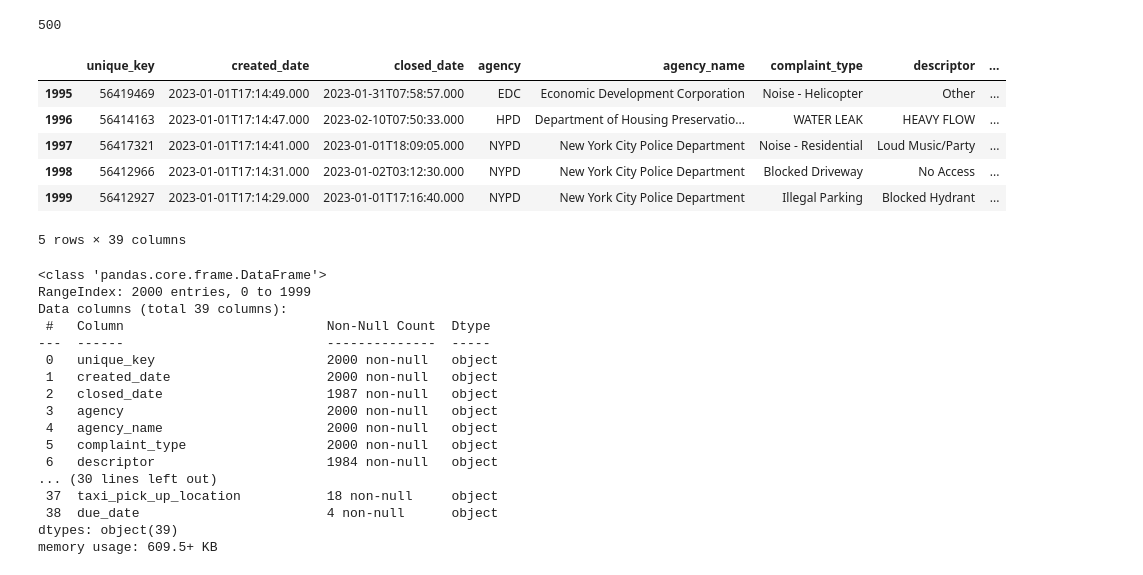
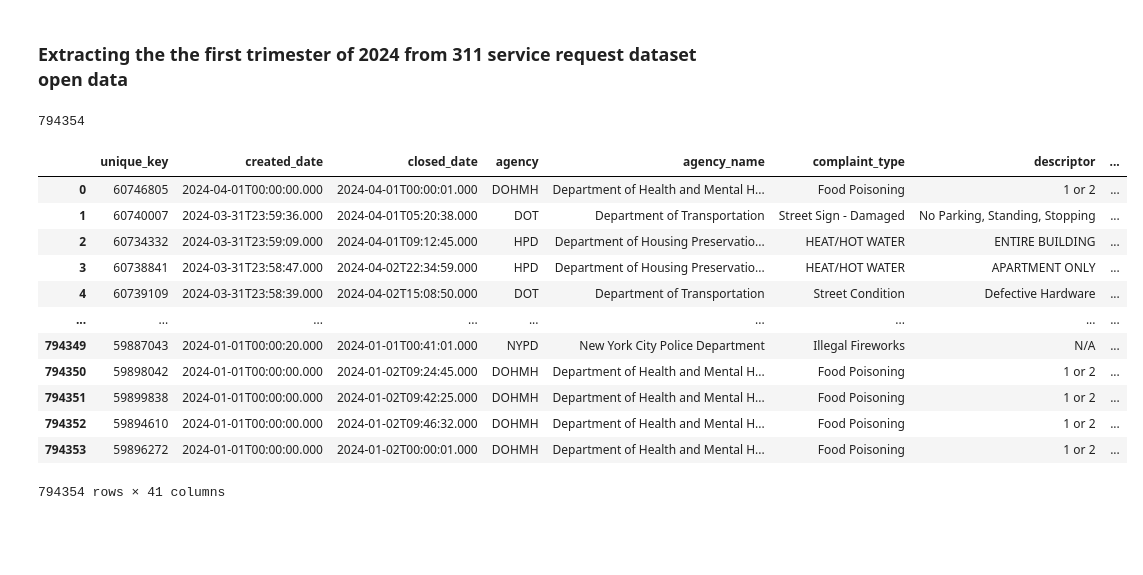
Before and after one commit to ajones1010/NYC-311-Analysis, a Jupyter notebook: nyc_311.ipynb, the cells around one changed output. Drawn from its saved outputs; the diff is of its cells as text; code cells hidden in the pictures; blank space fills up the shorter version.

Commit message:
loading clean data, first part
removing results_csv

```diff
--- a/nyc_311.ipynb
+++ b/nyc_311.ipynb
@@ -50,65 +59,44 @@ url_service = 'https://data.cityofnewyork.us/resource/erm2-nwe9.json?$query=SELE
-# %%
-# Print the response object to the console
-response_services = requests.get(url_service)
-print(response.status_code)
-# %% [output]
-500
+# %% [markdown]
+### Extracting the the first trimester of 2024 from 311 service request dataset open data
 # %%
-
-# Unauthenticated client only works with public data sets. Note 'None'
-# in place of application token, and no username or password:
-# client = Socrata("data.cityofnewyork.us", None)
-
-
 # Define date range
-start_date = datetime(2023, 1, 1).isoformat()  # January 1, 2023
-end_date = datetime(2023, 1, 2).isoformat()  # June 30, 2024
+start_date = datetime(2024, 1, 1).isoformat()  # January 1, 2023
+end_date = datetime(2024, 4, 1).isoformat()  # January 1, 2024
 
 
 # Example authenticated client (needed for non-public datasets):
 client = Socrata(
     "data.cityofnewyork.us",
-    par311,
+    token311,
     username= username,
     password= password,
     timeout=1000
 )
 
-# First 2000 results, returned as JSON from API / converted to Python list of
+# First 794354 results, returned as JSON from API / converted to Python list of
 # dictionaries by sodapy.
 # Query dataset with date filter
-results = client.get("erm2-nwe9", where=f"created_date between '{start_date}' and '{end_date}'",
-                     limit=2000)
-
+#in this case we se a limit of limit=794354 because that's the number of rows we need to get the first trimester, we cannot set it to default because it only retrive 1000 max.
+results = client.get("erm2-nwe9", where=f"created_date between '{start_date}' and '{end_date}'", limit=794354)
+print(len(results))
 # Convert to pandas DataFrame
 results_df = pd.DataFrame.from_records(results)
+# %% [output]
+794354
-# %%
-results_df.tail()
-# %% [output]
-|  | unique_key | created_date | closed_date | agency | agency_name | complaint_type | descriptor | ... |
-| 1995 | 56419469 | 2023-01-01T17:14:49.000 | 2023-01-31T07:58:57.000 | EDC | Economic Development Corporation | Noise - Helicopter | Other | ... |
-| 1996 | 56414163 | 2023-01-01T17:14:47.000 | 2023-02-10T07:50:33.000 | HPD | Department of Housing Preservatio... | WATER LEAK | HEAVY FLOW | ... |
-| 1997 | 56417321 | 2023-01-01T17:14:41.000 | 2023-01-01T18:09:05.000 | NYPD | New York City Police Department | Noise - Residential | Loud Music/Party | ... |
-| 1998 | 56412966 | 2023-01-01T17:14:31.000 | 2023-01-02T03:12:30.000 | NYPD | New York City Police Department | Blocked Driveway | No Access | ... |
-| 1999 | 56412927 | 2023-01-01T17:14:29.000 | 2023-01-01T17:16:40.000 | NYPD | New York City Police Department | Illegal Parking | Blocked Hydrant | ... |
-5 rows × 39 columns
-# %%
-results_df.info()
-# %% [output]
-<class 'pandas.core.frame.DataFrame'>
-RangeIndex: 2000 entries, 0 to 1999
-Data columns (total 39 columns):
- #   Column                          Non-Null Count  Dtype
----  ------                          --------------  -----
- 0   unique_key                      2000 non-null   object
- 1   created_date                    2000 non-null   object
- 2   closed_date                     1987 non-null   object
- 3   agency                          2000 non-null   object
- 4   agency_name                     2000 non-null   object
- 5   complaint_type                  2000 non-null   object
- 6   descriptor                      1984 non-null   object
-... (30 lines left out)
- 37  taxi_pick_up_location           18 non-null     object
- 38  due_date                        4 non-null      object
-dtypes: object(39)
-memory usage: 609.5+ KB
+# %%
+#Displaying the 311 service request dataframe
+results_df
+# %% [output]
+|  | unique_key | created_date | closed_date | agency | agency_name | complaint_type | descriptor | ... |
+| 0 | 60746805 | 2024-04-01T00:00:00.000 | 2024-04-01T00:00:01.000 | DOHMH | Department of Health and Mental H... | Food Poisoning | 1 or 2 | ... |
+| 1 | 60740007 | 2024-03-31T23:59:36.000 | 2024-04-01T05:20:38.000 | DOT | Department of Transportation | Street Sign - Damaged | No Parking, Standing, Stopping | ... |
+| 2 | 60734332 | 2024-03-31T23:59:09.000 | 2024-04-01T09:12:45.000 | HPD | Department of Housing Preservatio... | HEAT/HOT WATER | ENTIRE BUILDING | ... |
+| 3 | 60738841 | 2024-03-31T23:58:47.000 | 2024-04-02T22:34:59.000 | HPD | Department of Housing Preservatio... | HEAT/HOT WATER | APARTMENT ONLY | ... |
+| 4 | 60739109 | 2024-03-31T23:58:39.000 | 2024-04-02T15:08:50.000 | DOT | Department of Transportation | Street Condition | Defective Hardware | ... |
+| ... | ... | ... | ... | ... | ... | ... | ... | ... |
+| 794349 | 59887043 | 2024-01-01T00:00:20.000 | 2024-01-01T00:41:01.000 | NYPD | New York City Police Department | Illegal Fireworks | N/A | ... |
+| 794350 | 59898042 | 2024-01-01T00:00:00.000 | 2024-01-02T09:24:45.000 | DOHMH | Department of Health and Mental H... | Food Poisoning | 1 or 2 | ... |
+| 794351 | 59899838 | 2024-01-01T00:00:00.000 | 2024-01-02T09:42:25.000 | DOHMH | Department of Health and Mental H... | Food Poisoning | 1 or 2 | ... |
+| 794352 | 59894610 | 2024-01-01T00:00:00.000 | 2024-01-02T09:46:32.000 | DOHMH | Department of Health and Mental H... | Food Poisoning | 1 or 2 | ... |
+| 794353 | 59896272 | 2024-01-01T00:00:00.000 | 2024-01-02T00:00:01.000 | DOHMH | Department of Health and Mental H... | Food Poisoning | 1 or 2 | ... |
+794354 rows × 41 columns
```
Also changed, not shown: parts of 24 cells of this notebook.
